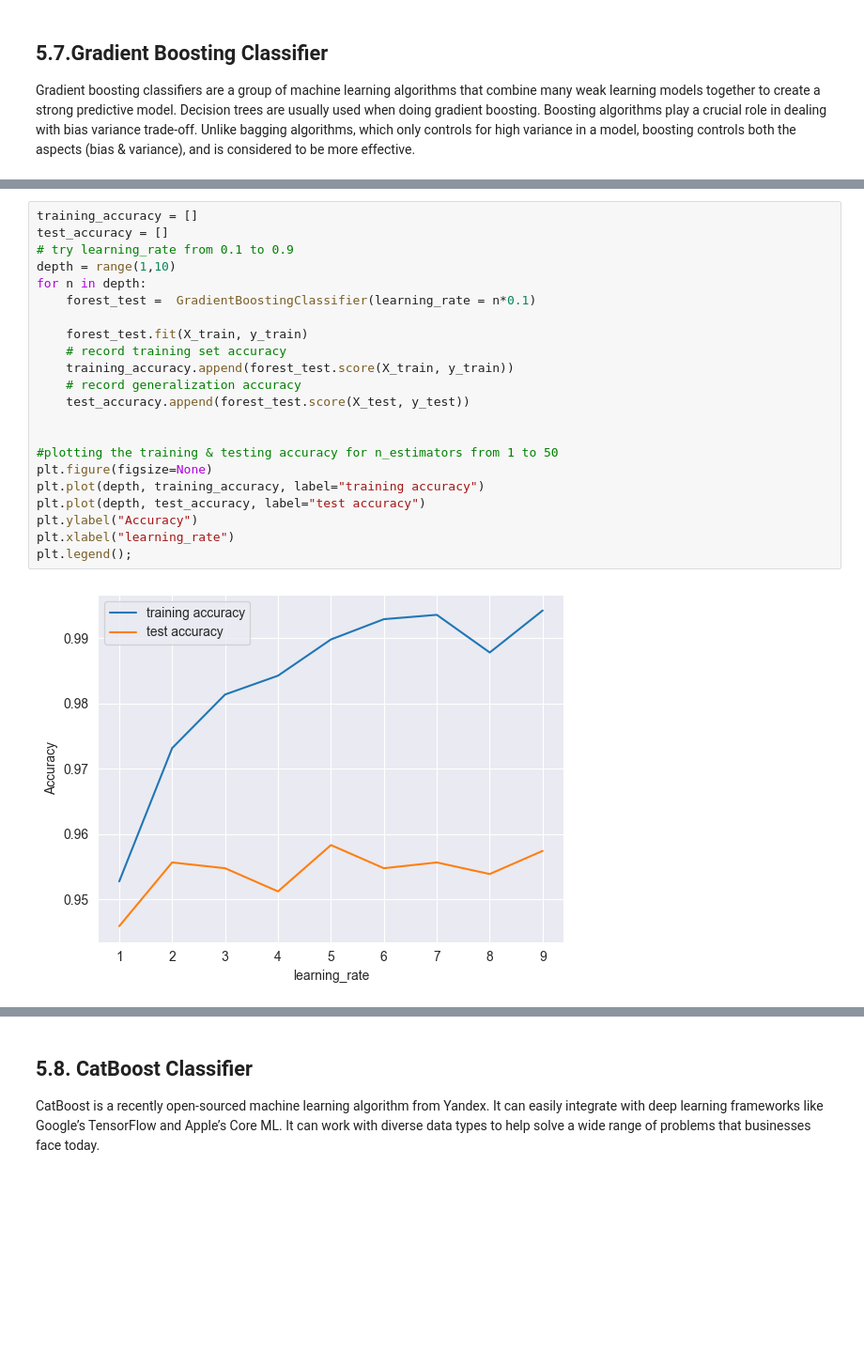
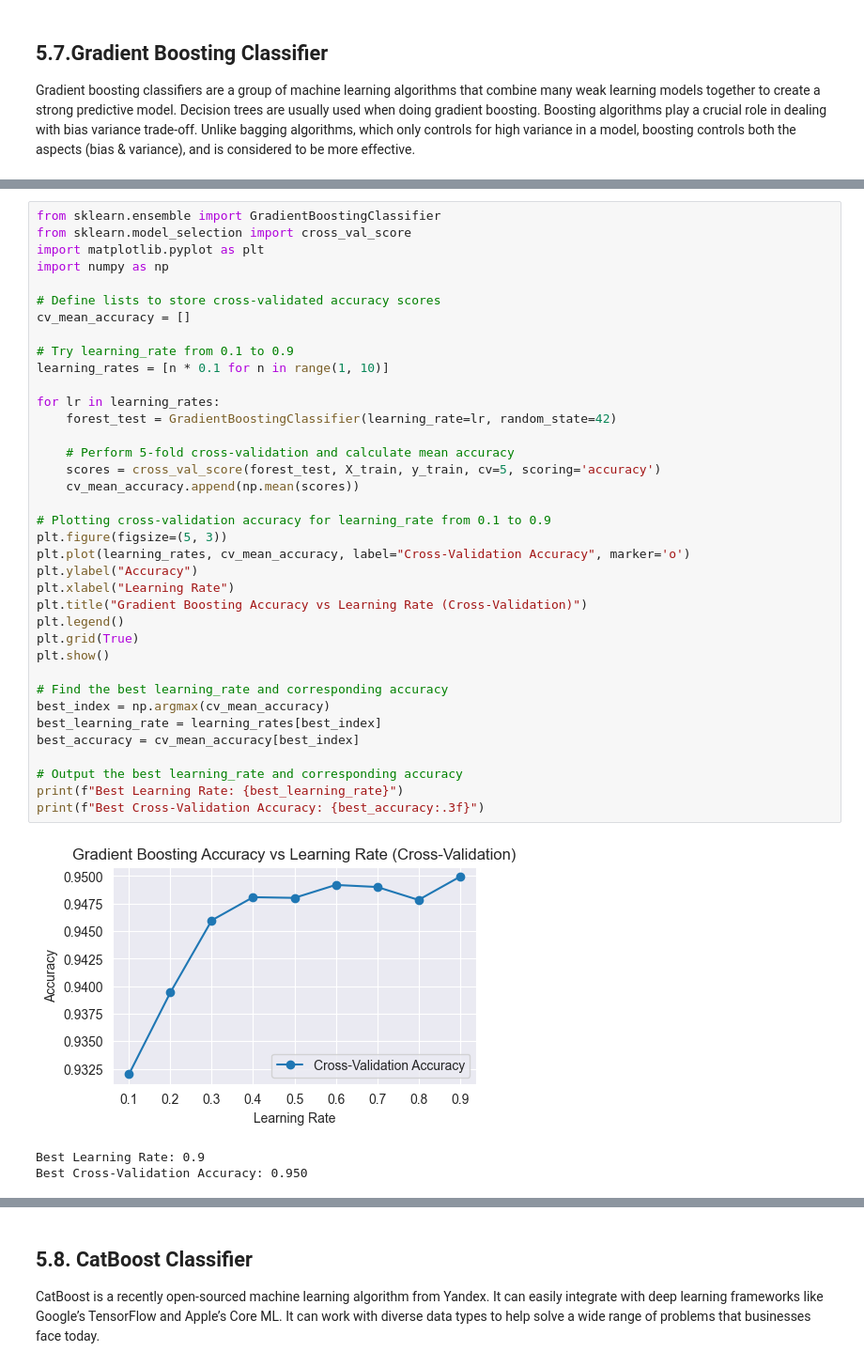
Before and after one commit to HarryD97/URL-Content-based-Phishing-Website-Detection-using-Machine-Learning, a Jupyter notebook: Model/Training.ipynb, the cells around one changed output, grey strips where cells are left out. Shown at 94% size. Cells and saved outputs as stored; diff of their text form; blank space fills up the shorter version.

```diff
--- a/Model/Training.ipynb
+++ b/Model/Training.ipynb
@@ -682,24 +779,41 @@ weighted avg       0.96      0.96      0.96      1128
 # %%
-training_accuracy = []
-test_accuracy = []
-# try learning_rate from 0.1 to 0.9
-depth = range(1,10)
-for n in depth:
-    forest_test =  GradientBoostingClassifier(learning_rate = n*0.1)
+from sklearn.ensemble import GradientBoostingClassifier
+from sklearn.model_selection import cross_val_score
+import matplotlib.pyplot as plt
+import numpy as np
 
-    forest_test.fit(X_train, y_train)
-    # record training set accuracy
-    training_accuracy.append(forest_test.score(X_train, y_train))
-    # record generalization accuracy
-    test_accuracy.append(forest_test.score(X_test, y_test))
+# Define lists to store cross-validated accuracy scores
+cv_mean_accuracy = []
 
+# Try learning_rate from 0.1 to 0.9
+learning_rates = [n * 0.1 for n in range(1, 10)]
 
-#plotting the training & testing accuracy for n_estimators from 1 to 50
-plt.figure(figsize=None)
-plt.plot(depth, training_accuracy, label="training accuracy")
-plt.plot(depth, test_accuracy, label="test accuracy")
+for lr in learning_rates:
+    forest_test = GradientBoostingClassifier(learning_rate=lr, random_state=42)
+
+    # Perform 5-fold cross-validation and calculate mean accuracy
+    scores = cross_val_score(forest_test, X_train, y_train, cv=5, scoring='accuracy')
+    cv_mean_accuracy.append(np.mean(scores))
+
+# Plotting cross-validation accuracy for learning_rate from 0.1 to 0.9
+plt.figure(figsize=(5, 3))
+plt.plot(learning_rates, cv_mean_accuracy, label="Cross-Validation Accuracy", marker='o')
 plt.ylabel("Accuracy")
-plt.xlabel("learning_rate")
-plt.legend();
+plt.xlabel("Learning Rate")
+plt.title("Gradient Boosting Accuracy vs Learning Rate (Cross-Validation)")
+plt.legend()
+plt.grid(True)
+plt.show()
+
+# Find the best learning_rate and corresponding accuracy
+best_index = np.argmax(cv_mean_accuracy)
+best_learning_rate = learning_rates[best_index]
+best_accuracy = cv_mean_accuracy[best_index]
+
+# Output the best learning_rate and corresponding accuracy
+print(f"Best Learning Rate: {best_learning_rate}")
+print(f"Best Cross-Validation Accuracy: {best_accuracy:.3f}")
 # %% [output]
-[figure, old version]
+[figure, new version]
+Best Learning Rate: 0.9
+Best Cross-Validation Accuracy: 0.950
```
Also changed, not shown: parts of 6 cells of this notebook, 1 other file.
